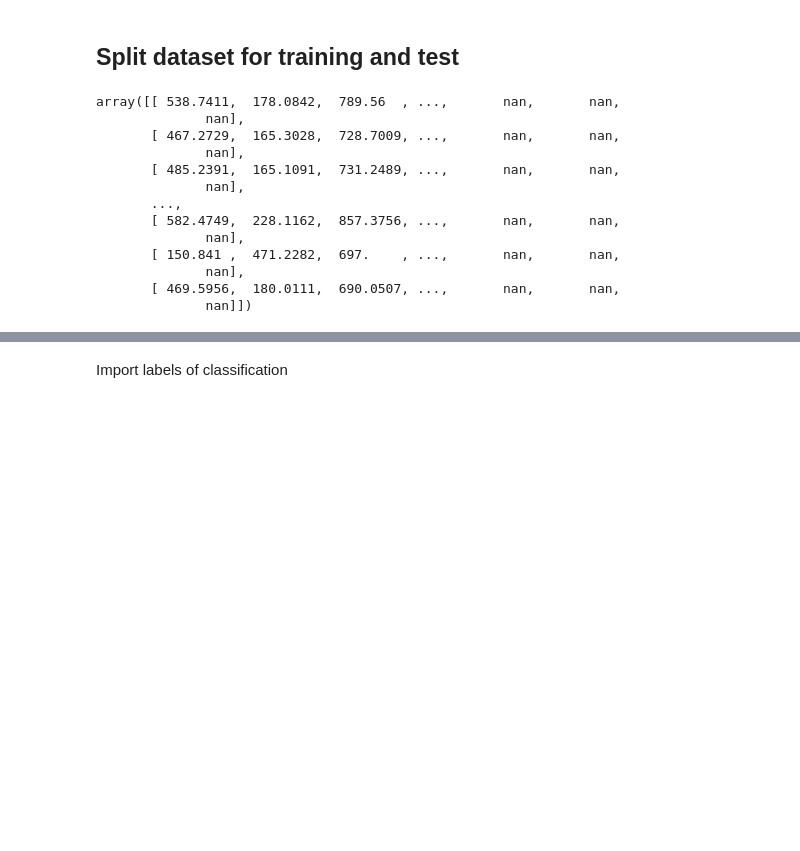
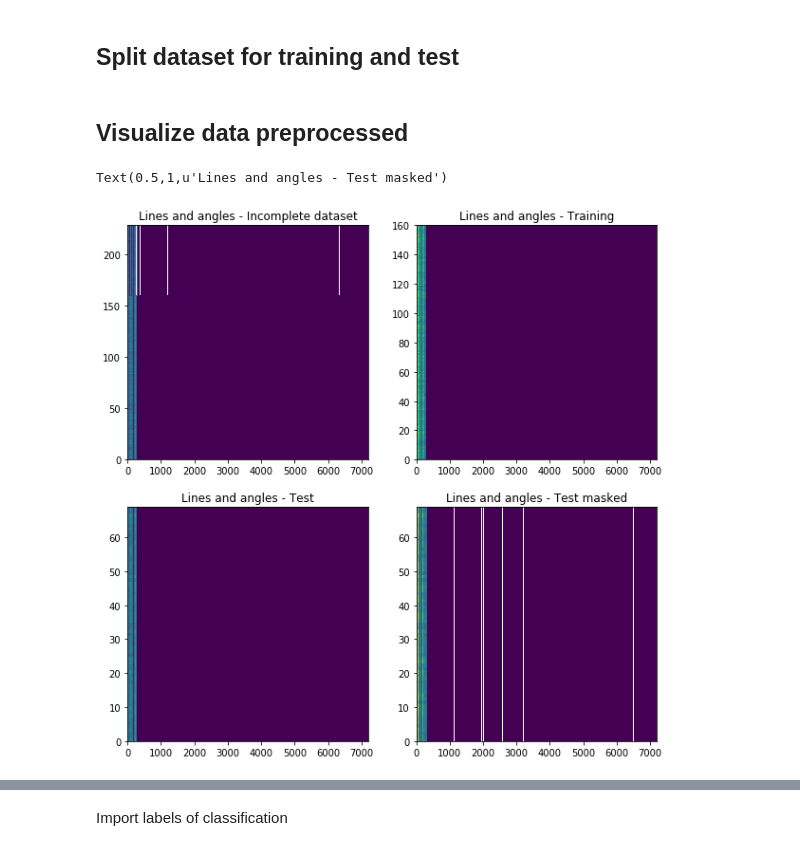
Before and after one commit to ejake/mandibular_morphology, a Jupyter notebook: matrix_completion.ipynb, the cells around one changed output, grey strips where cells are left out. Saved outputs shown, nothing was run; the diff lists cells and outputs as text; code cells hidden in the pictures; blank space fills up the shorter version.

```diff
--- a/matrix_completion.ipynb
+++ b/matrix_completion.ipynb
@@ -15,19 +15,18 @@ import preprocessing
 # %%
 data = preprocessing.PreprocessingData()
 data.run_all()
-# %%
-data.X_test_masked
-# %% [output]
-array([[ 538.7411,  178.0842,  789.56  , ...,       nan,       nan,
-              nan],
-       [ 467.2729,  165.3028,  728.7009, ...,       nan,       nan,
-              nan],
-       [ 485.2391,  165.1091,  731.2489, ...,       nan,       nan,
-              nan],
-       ...,
-       [ 582.4749,  228.1162,  857.3756, ...,       nan,       nan,
-              nan],
-       [ 150.841 ,  471.2282,  697.    , ...,       nan,       nan,
-              nan],
-       [ 469.5956,  180.0111,  690.0507, ...,       nan,       nan,
-              nan]])
+# %% [markdown]
+## Visualize data preprocessed
+# %%
+f, axarr = plt.subplots(2, 2, figsize=(10,10))
+axarr[0, 0].pcolormesh(data.X_incomplete)
+axarr[0, 0].set_title('Lines and angles - Incomplete dataset')
+axarr[0, 1].pcolormesh(data.X_train)
+axarr[0, 1].set_title('Lines and angles - Training')
+axarr[1, 0].pcolormesh(data.X_test)
+axarr[1, 0].set_title('Lines and angles - Test')
+axarr[1, 1].pcolormesh(data.X_test_masked)
+axarr[1, 1].set_title('Lines and angles - Test masked')
+# %% [output]
+Text(0.5,1,u'Lines and angles - Test masked')
+[figure, added]
```
Also changed, not shown: parts of 1 cell of this notebook.
